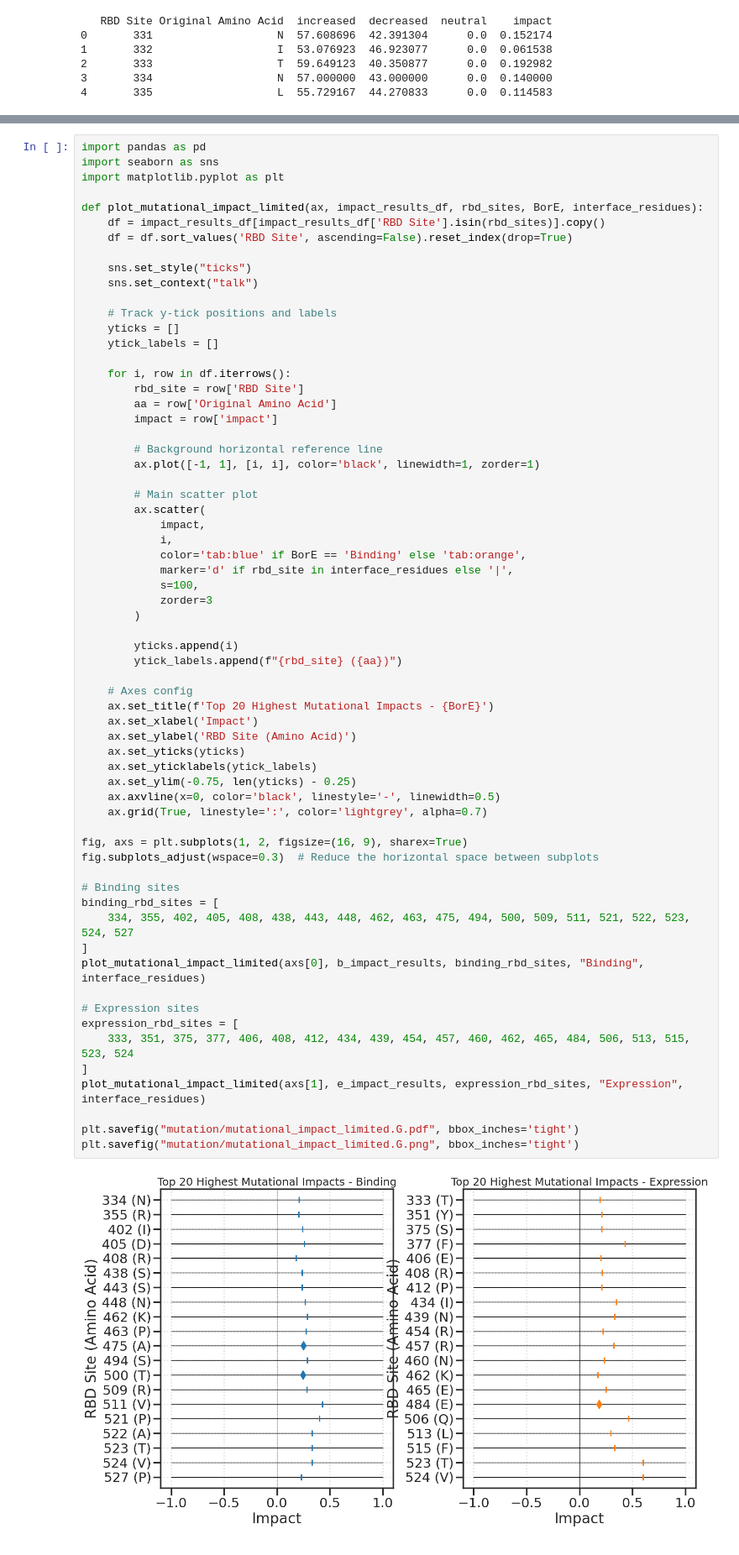
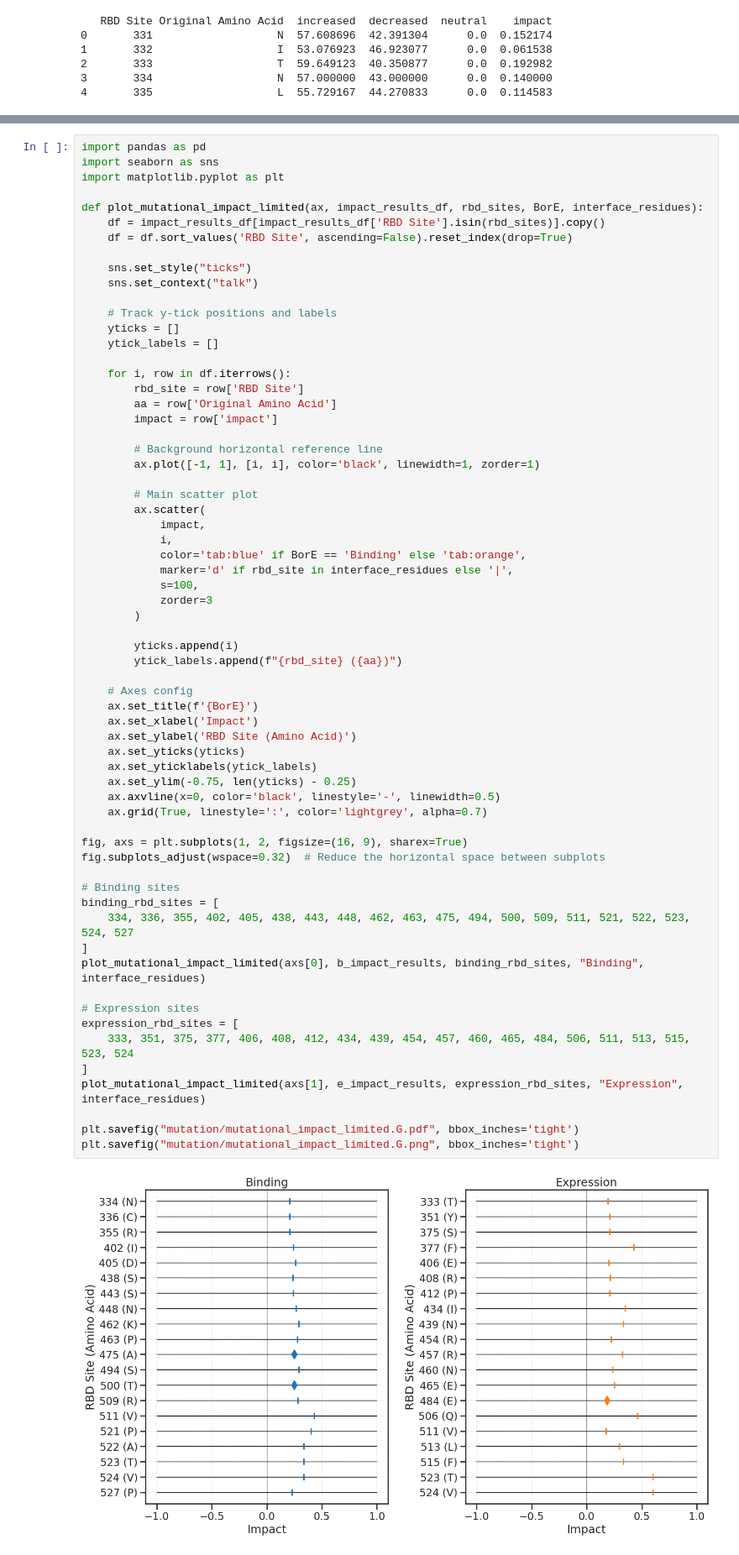
Before and after one commit to lanl/prime, a Jupyter notebook: notebooks/models/supp_fig-model_mutations.ipynb, the cells around one changed output, grey strips where cells are left out. Shown at 84% size. Saved outputs shown, nothing was run; the diff lists cells and outputs as text.

Commit message:
updated figure 5

```diff
--- a/notebooks/models/supp_fig-model_mutations.ipynb
+++ b/notebooks/models/supp_fig-model_mutations.ipynb
@@ -614,38 +614,38 @@ def plot_mutational_impact_limited(ax, impact_results_df, rbd_sites, BorE, inter
             zorder=3
         )
 
         yticks.append(i)
         ytick_labels.append(f"{rbd_site} ({aa})")
 
     # Axes config
-    ax.set_title(f'Top 20 Highest Mutational Impacts - {BorE}')
+    ax.set_title(f'{BorE}')
     ax.set_xlabel('Impact')
     ax.set_ylabel('RBD Site (Amino Acid)')
     ax.set_yticks(yticks)
     ax.set_yticklabels(ytick_labels)
     ax.set_ylim(-0.75, len(yticks) - 0.25)
     ax.axvline(x=0, color='black', linestyle='-', linewidth=0.5)
     ax.grid(True, linestyle=':', color='lightgrey', alpha=0.7)
 
 fig, axs = plt.subplots(1, 2, figsize=(16, 9), sharex=True)
-fig.subplots_adjust(wspace=0.3)  # Reduce the horizontal space between subplots
+fig.subplots_adjust(wspace=0.32)  # Reduce the horizontal space between subplots
 
 # Binding sites
 binding_rbd_sites = [
-    334, 355, 402, 405, 408, 438, 443, 448, 462, 463, 475, 494, 500, 509, 511, 521, 522, 523, 524, 527
+    334, 336, 355, 402, 405, 438, 443, 448, 462, 463, 475, 494, 500, 509, 511, 521, 522, 523, 524, 527
 ]
 plot_mutational_impact_limited(axs[0], b_impact_results, binding_rbd_sites, "Binding", interface_residues)
 
 # Expression sites
 expression_rbd_sites = [
-    333, 351, 375, 377, 406, 408, 412, 434, 439, 454, 457, 460, 462, 465, 484, 506, 513, 515, 523, 524
+    333, 351, 375, 377, 406, 408, 412, 434, 439, 454, 457, 460, 465, 484, 506, 511, 513, 515, 523, 524
 ]
 plot_mutational_impact_limited(axs[1], e_impact_results, expression_rbd_sites, "Expression", interface_residues)
 
 plt.savefig("mutation/mutational_impact_limited.G.pdf", bbox_inches='tight')
 plt.savefig("mutation/mutational_impact_limited.G.png", bbox_inches='tight')
 # %% [output]
-[figure, old version]
+[figure, new version]
 # %% [markdown]
 ## ESM-GCN
 Histogram figure of frequent mutations for ESM-GCN, version C. We'll choose this model version because it was the best performance between binding and expression, especially compared to the BE model versions. We won't be grabbing the mutation impact figure for this though.
```
Also changed, not shown: 14 other files.
